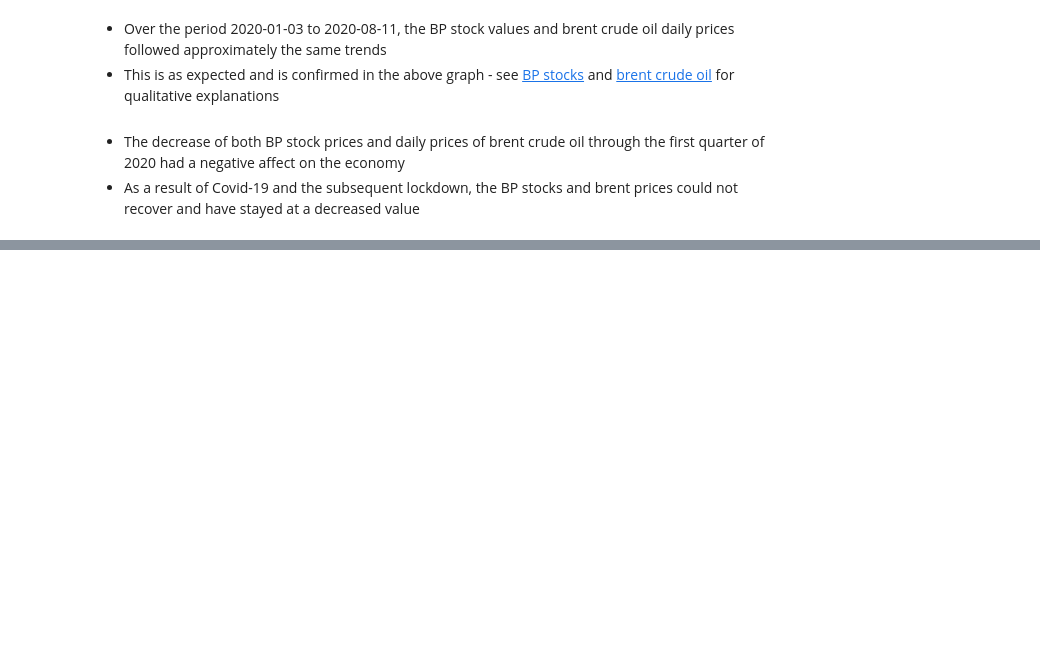
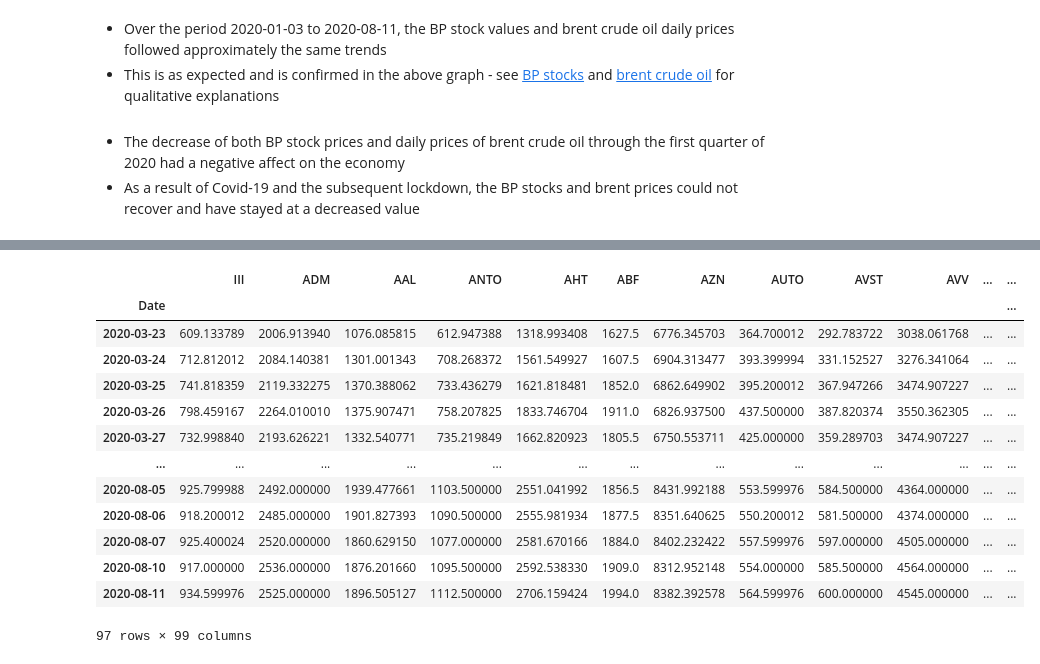
Before and after one commit to abbielms/Big_Data_Challenge_2020, a Jupyter notebook: Big_Data_Challenge_2020.ipynb, the cells around one changed output, grey strips where cells are left out. Saved outputs shown, nothing was run; the diff lists cells and outputs as text; code cells hidden in the pictures; blank space fills up the shorter version.

```diff
--- a/Big_Data_Challenge_2020.ipynb
+++ b/Big_Data_Challenge_2020.ipynb
@@ -702,0 +764,18 @@ Text(0.5, 1.0, 'BP Stock Values Compared to Brent Crude Oil Daily Prices from\n
+# %%
+stocks_2020_post_lockdown = stocks_clean[stocks_clean.index >= '2020-03-23'].drop('^FTSE', axis=1)
+stocks_2020_post_lockdown
+# %% [output]
+|  | III | ADM | AAL | ANTO | AHT | ABF | AZN | AUTO | AVST | AVV | ... | ... |
+| Date |  |  |  |  |  |  |  |  |  |  |  | ... |
+| 2020-03-23 | 609.133789 | 2006.913940 | 1076.085815 | 612.947388 | 1318.993408 | 1627.5 | 6776.345703 | 364.700012 | 292.783722 | 3038.061768 | ... | ... |
+| 2020-03-24 | 712.812012 | 2084.140381 | 1301.001343 | 708.268372 | 1561.549927 | 1607.5 | 6904.313477 | 393.399994 | 331.152527 | 3276.341064 | ... | ... |
+| 2020-03-25 | 741.818359 | 2119.332275 | 1370.388062 | 733.436279 | 1621.818481 | 1852.0 | 6862.649902 | 395.200012 | 367.947266 | 3474.907227 | ... | ... |
+| 2020-03-26 | 798.459167 | 2264.010010 | 1375.907471 | 758.207825 | 1833.746704 | 1911.0 | 6826.937500 | 437.500000 | 387.820374 | 3550.362305 | ... | ... |
+| 2020-03-27 | 732.998840 | 2193.626221 | 1332.540771 | 735.219849 | 1662.820923 | 1805.5 | 6750.553711 | 425.000000 | 359.289703 | 3474.907227 | ... | ... |
+| ... | ... | ... | ... | ... | ... | ... | ... | ... | ... | ... | ... | ... |
+| 2020-08-05 | 925.799988 | 2492.000000 | 1939.477661 | 1103.500000 | 2551.041992 | 1856.5 | 8431.992188 | 553.599976 | 584.500000 | 4364.000000 | ... | ... |
+| 2020-08-06 | 918.200012 | 2485.000000 | 1901.827393 | 1090.500000 | 2555.981934 | 1877.5 | 8351.640625 | 550.200012 | 581.500000 | 4374.000000 | ... | ... |
+| 2020-08-07 | 925.400024 | 2520.000000 | 1860.629150 | 1077.000000 | 2581.670166 | 1884.0 | 8402.232422 | 557.599976 | 597.000000 | 4505.000000 | ... | ... |
+| 2020-08-10 | 917.000000 | 2536.000000 | 1876.201660 | 1095.500000 | 2592.538330 | 1909.0 | 8312.952148 | 554.000000 | 585.500000 | 4564.000000 | ... | ... |
+| 2020-08-11 | 934.599976 | 2525.000000 | 1896.505127 | 1112.500000 | 2706.159424 | 1994.0 | 8382.392578 | 564.599976 | 600.000000 | 4545.000000 | ... | ... |
+97 rows × 99 columns
```
Also changed, not shown: parts of 7 cells of this notebook.
